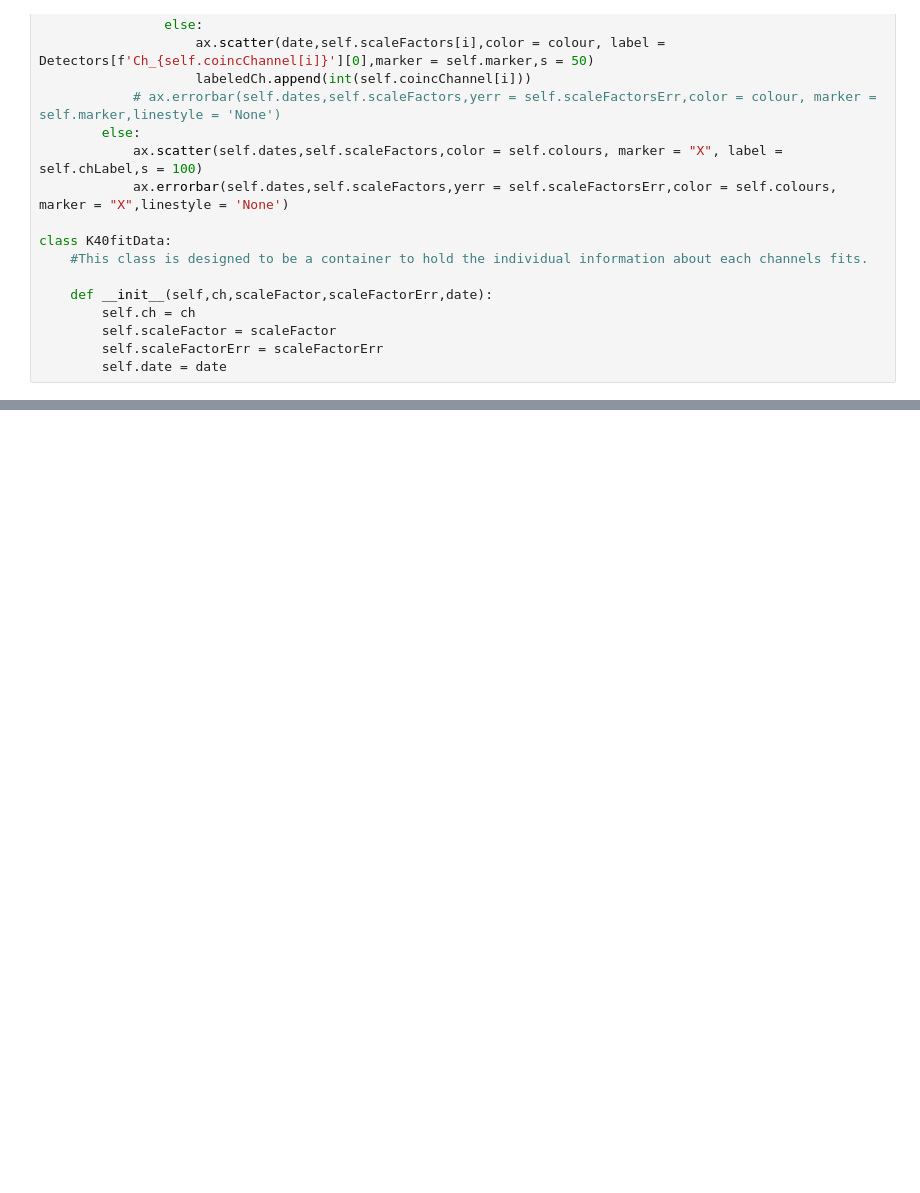
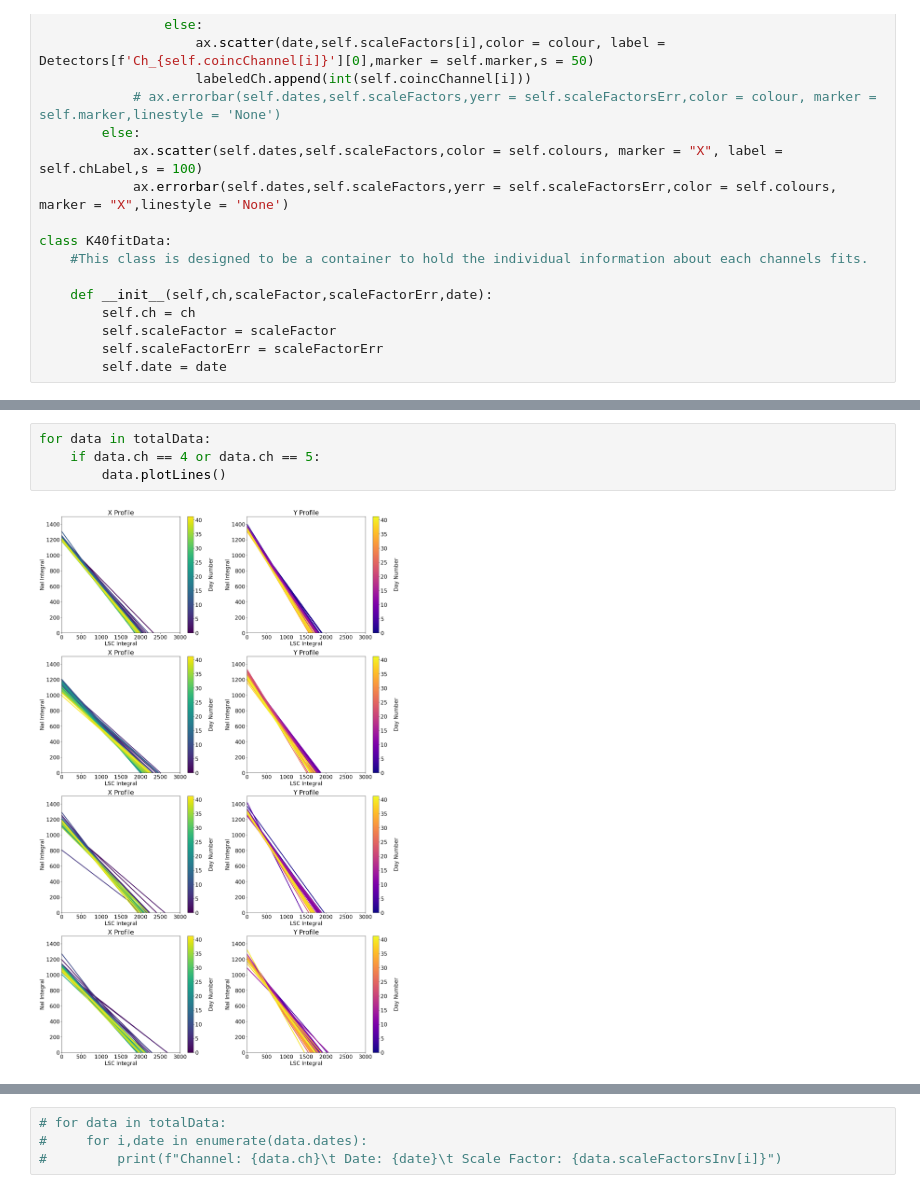
Before and after one commit to nicholasswidinsky/KDK-plus, a Jupyter notebook: Daily_cal_comparison_X_Y_profile.ipynb, the cells around one changed output, grey strips where cells are left out. Saved outputs shown, nothing was run; the diff lists cells and outputs as text; blank space fills up the shorter version.

```diff
--- a/Daily_cal_comparison_X_Y_profile.ipynb
+++ b/Daily_cal_comparison_X_Y_profile.ipynb
@@ -451,0 +546,6 @@ plt.show()
+# %%
+for data in totalData:
+    if data.ch == 4 or data.ch == 5:
+        data.plotLines()
+# %% [output]
+[figure, added]
@@ -451,0 +553,4 @@ plt.show()
+# %%
+# for data in totalData:
+#     for i,date in enumerate(data.dates):
+#         print(f"Channel: {data.ch}\t Date: {date}\t Scale Factor: {data.scaleFactorsInv[i]}")
```
Also changed, not shown: parts of 7 cells of this notebook, 15 other files.
